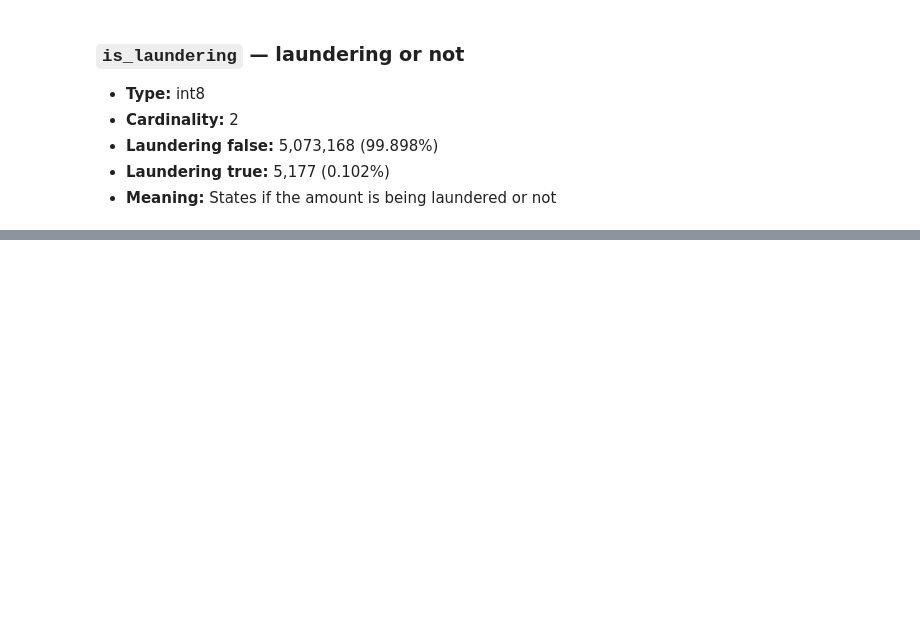
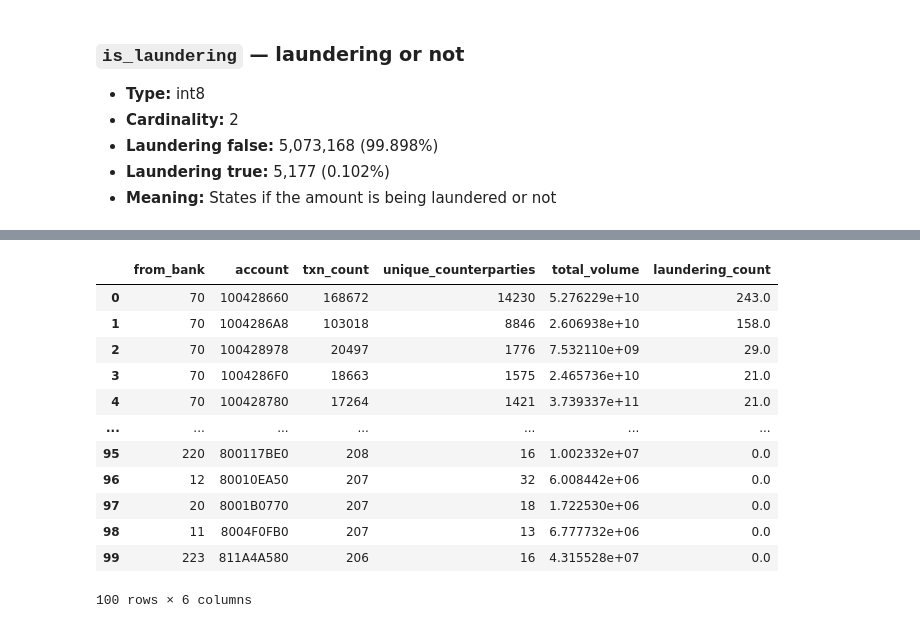
Before and after one commit to abyudh-kattemane/fincrime-sentinel, a Jupyter notebook: notebooks/01_eda.ipynb, the cells around one changed output, grey strips where cells are left out. Saved outputs shown, nothing was run; the diff lists cells and outputs as text; code cells hidden in the pictures; blank space fills up the shorter version.

```diff
--- a/notebooks/01_eda.ipynb
+++ b/notebooks/01_eda.ipynb
@@ -331,0 +634,28 @@ con.execute("""
+# %%
+con.execute("""
+    SELECT
+        from_bank,
+        account,
+        COUNT(*) AS txn_count,
+        COUNT(DISTINCT account_1) AS unique_counterparties,
+        SUM(amount_paid) AS total_volume,
+        SUM(is_laundering) AS laundering_count
+    FROM transactions
+    GROUP BY from_bank, account
+    ORDER BY txn_count DESC
+    LIMIT 100
+""").df()
+# %% [output]
+|  | from_bank | account | txn_count | unique_counterparties | total_volume | laundering_count |
+| 0 | 70 | 100428660 | 168672 | 14230 | 5.276229e+10 | 243.0 |
+| 1 | 70 | 1004286A8 | 103018 | 8846 | 2.606938e+10 | 158.0 |
+| 2 | 70 | 100428978 | 20497 | 1776 | 7.532110e+09 | 29.0 |
+| 3 | 70 | 1004286F0 | 18663 | 1575 | 2.465736e+10 | 21.0 |
+| 4 | 70 | 100428780 | 17264 | 1421 | 3.739337e+11 | 21.0 |
+| ... | ... | ... | ... | ... | ... | ... |
+| 95 | 220 | 800117BE0 | 208 | 16 | 1.002332e+07 | 0.0 |
+| 96 | 12 | 80010EA50 | 207 | 32 | 6.008442e+06 | 0.0 |
+| 97 | 20 | 8001B0770 | 207 | 18 | 1.722530e+06 | 0.0 |
+| 98 | 11 | 8004F0FB0 | 207 | 13 | 6.777732e+06 | 0.0 |
+| 99 | 223 | 811A4A580 | 206 | 16 | 4.315528e+07 | 0.0 |
+100 rows × 6 columns
```
Also changed, not shown: parts of 27 cells of this notebook.
